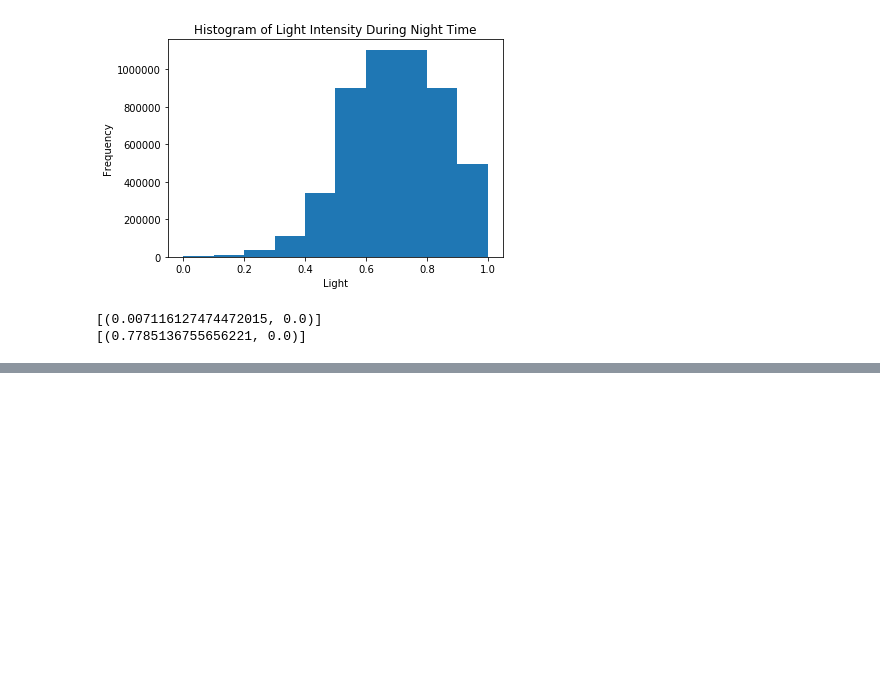
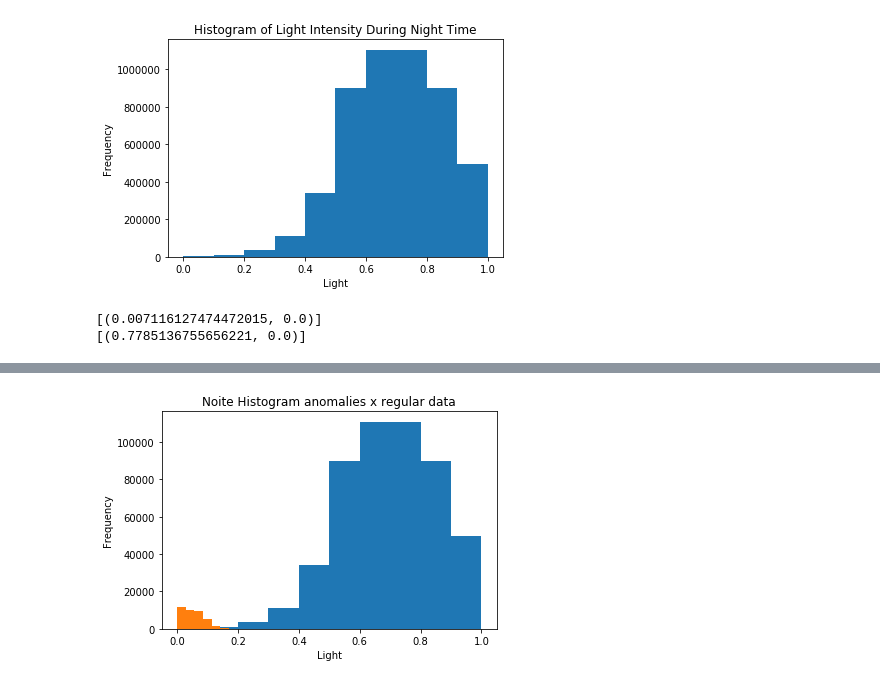
Before and after one commit to ivanzy/BigData, a Jupyter notebook: ProjetoBIGDATA.ipynb, the cells around one changed output, grey strips where cells are left out. Saved outputs shown, nothing was run; the diff lists cells and outputs as text; code cells hidden in the pictures; blank space fills up the shorter version.

```diff
--- a/ProjetoBIGDATA.ipynb
+++ b/ProjetoBIGDATA.ipynb
@@ -230,0 +311,14 @@ KeyboardInterrupt:
+# %%
+erros = testDataNoite.filter(lambda (value,c): c==1.0 ).map(lambda (value,c): value)
+erros = erros.take(100000)
+acertos =  testDataNoite.filter(lambda (value,c): c==0.0 ).map(lambda (value,c): value)
+acertos = acertos.take(500000)
+plt.hist(acertos)
+plt.hist(erros)
+plt.title("Noite Histogram anomalies x regular data")
+plt.xlabel("Light")
+plt.ylabel("Frequency")
+fig2 = plt.gcf()
+pass
+# %% [output]
+[figure, added]
```
Also changed, not shown: parts of 23 cells of this notebook, 12 other files.
